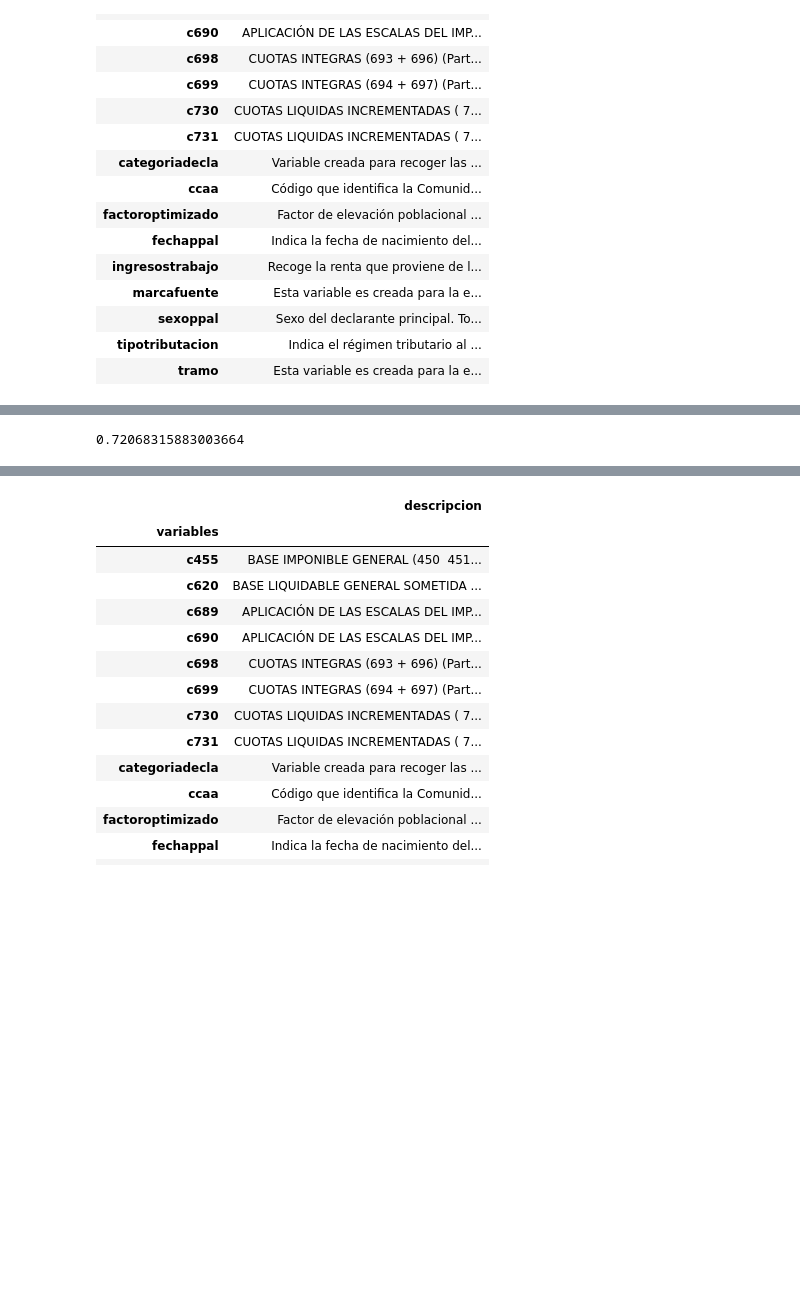
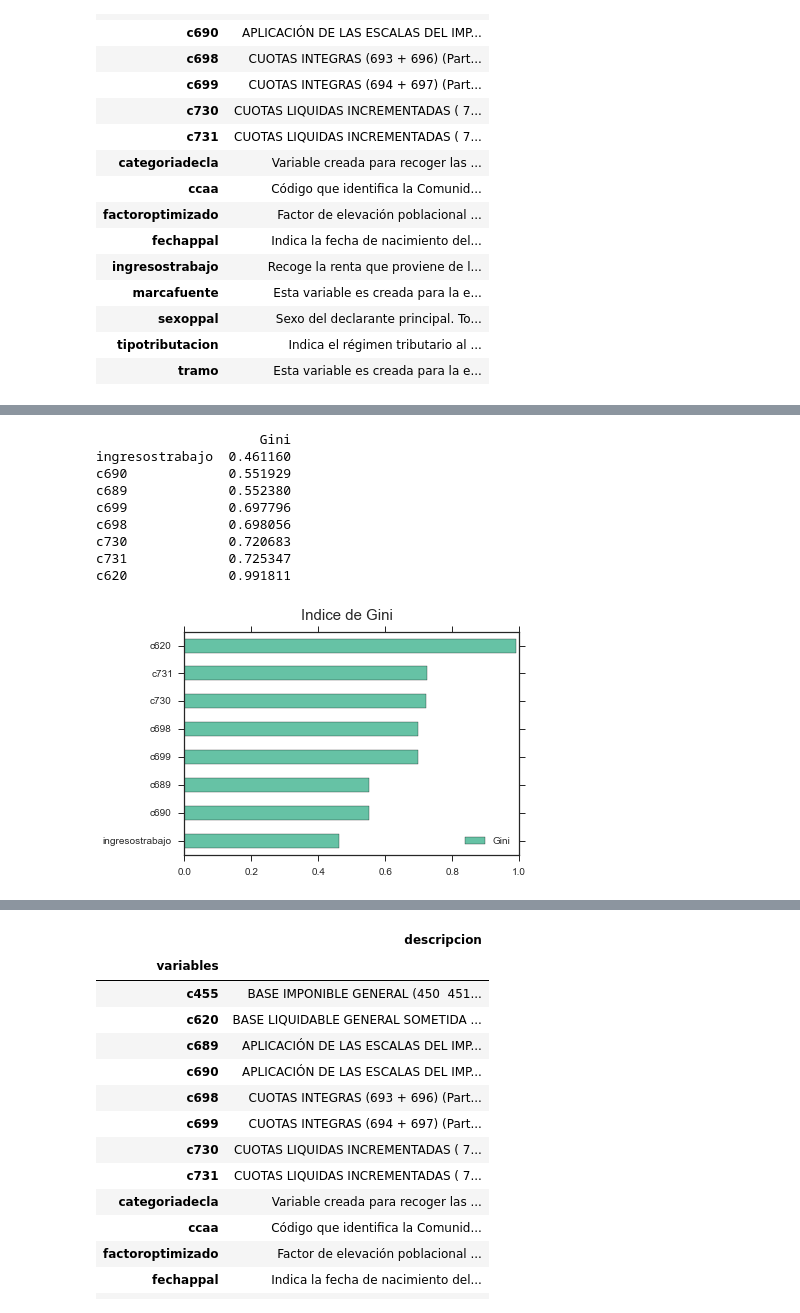
Before and after one commit to mmngreco/Fiscal, a Jupyter notebook: IRPF2011.ipynb, the cells around one changed output, grey strips where cells are left out. Cells and saved outputs as stored; diff of their text form; code cells hidden in the pictures; blank space fills up the shorter version.

```diff
--- a/IRPF2011.ipynb
+++ b/IRPF2011.ipynb
@@ -202,3 +249,30 @@ plt.title('Curva de Lorentz')
+# %%
+# indice de gini
+
+gini = {}
+
+for k in lc.keys():
+    area_total = 0.5
+    area_bajo = si.trapz(x=lc[k][0], y=lc[k][1])
+    area_entre = area_total - area_bajo
+    gini[k] = area_entre / area_total
+
+df_gini = pd.DataFrame.from_dict(gini, orient='index').sort_values(by=0)
+df_gini.columns = ['Gini']
+df_gini.plot(kind='barh')
+plt.suptitle('Indice de Gini', fontsize=15)
+print(df_gini)
+# %% [output]
+                     Gini
+ingresostrabajo  0.461160
+c690             0.551929
+c689             0.552380
+c699             0.697796
+c698             0.698056
+c730             0.720683
+c731             0.725347
+c620             0.991811
+[figure, added]
 # %%
 # indice de gini
 area_total = 0.5
@@ -208,7 +283,3 @@ gini = area_entre / area_total
-# %%
-gini
-# %% [output]
-0.72068315883003664
 # %%
 d = data[data.ingresostrabajo <= percentil_10]
 
```
Also changed, not shown: parts of 14 cells of this notebook, 11 other files.
